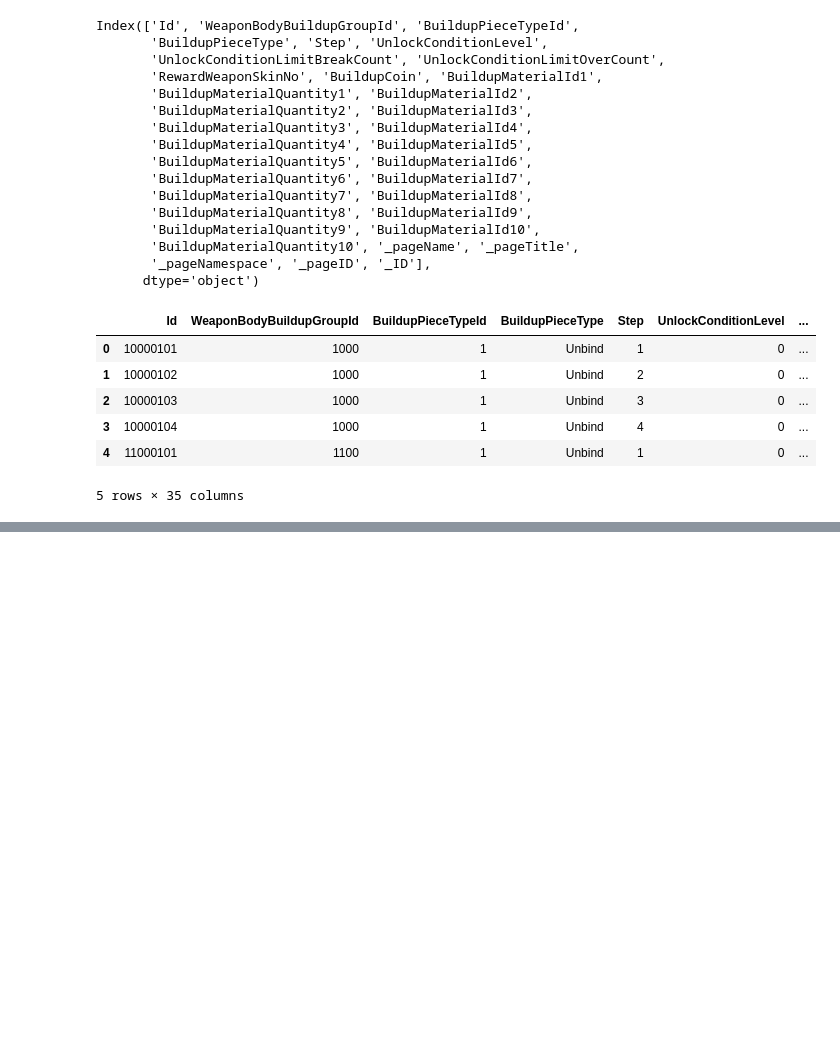
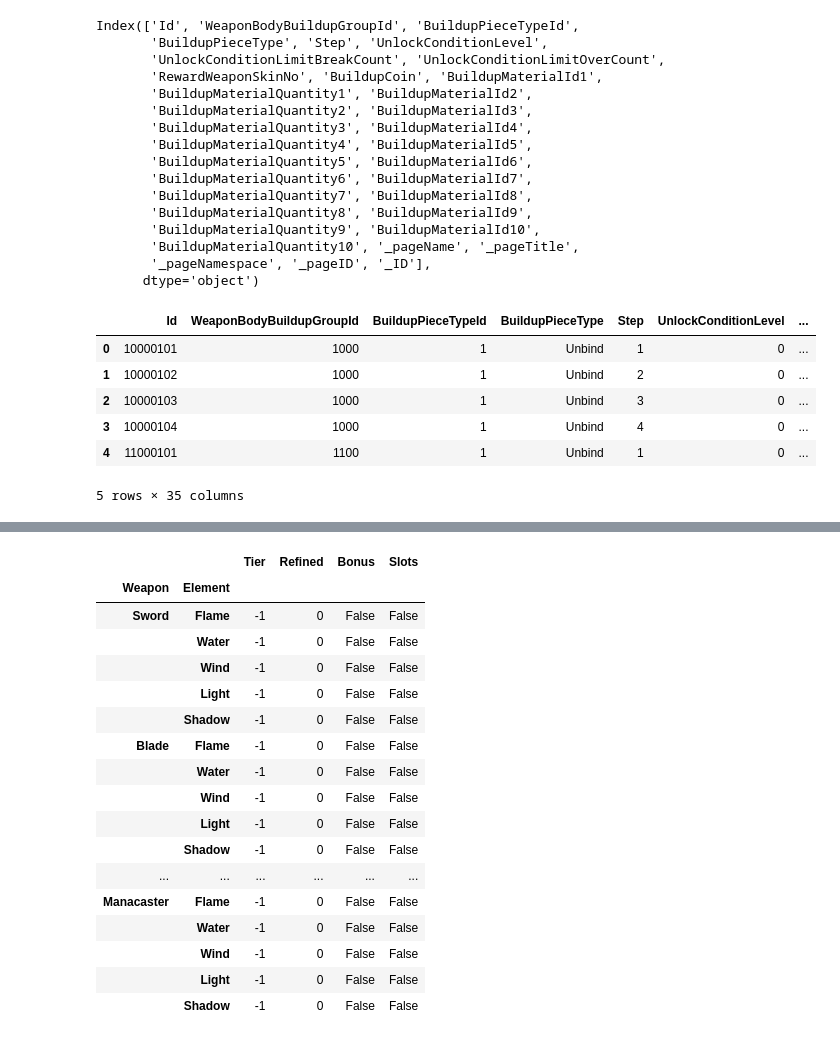
Before and after one commit to froggercat-just-for-fun/dl-weapon-calculator, a Jupyter notebook: explore.ipynb, the cells around one changed output, grey strips where cells are left out. Saved outputs shown, nothing was run; the diff lists cells and outputs as text; code cells hidden in the pictures; blank space fills up the shorter version.

```diff
--- a/explore.ipynb
+++ b/explore.ipynb
@@ -139,0 +251,29 @@ Index(['Id', 'WeaponBodyBuildupGroupId', 'BuildupPieceTypeId',
+# %%
+elements = agito_weapon_calc_df.ElementalType.unique()
+types = agito_weapon_calc_df.WeaponType.unique()
+# print(elements)
+# print(types)
+index = pd.MultiIndex.from_tuples([(wep_type, el) for wep_type in types for el in elements], names=["Weapon", "Element"])
+indexed_df = pd.DataFrame([{"Tier": -1, "Refined": 0, "Bonus": False, "Slots": False} for i in index], index=index)
+indexed_df
+# my_weapons_df = pd.DataFrame(raw, index=["first", "second"])
+# my_weapons_df
+# %% [output]
+|  |  | Tier | Refined | Bonus | Slots |
+| Weapon | Element |  |  |  |  |
+| Sword | Flame | -1 | 0 | False | False |
+|  | Water | -1 | 0 | False | False |
+|  | Wind | -1 | 0 | False | False |
+|  | Light | -1 | 0 | False | False |
+|  | Shadow | -1 | 0 | False | False |
+| Blade | Flame | -1 | 0 | False | False |
+|  | Water | -1 | 0 | False | False |
+|  | Wind | -1 | 0 | False | False |
+|  | Light | -1 | 0 | False | False |
+|  | Shadow | -1 | 0 | False | False |
+| ... | ... | ... | ... | ... | ... |
+| Manacaster | Flame | -1 | 0 | False | False |
+|  | Water | -1 | 0 | False | False |
+|  | Wind | -1 | 0 | False | False |
+|  | Light | -1 | 0 | False | False |
+|  | Shadow | -1 | 0 | False | False |
```
Also changed, not shown: parts of 6 cells of this notebook, 1 other file.
